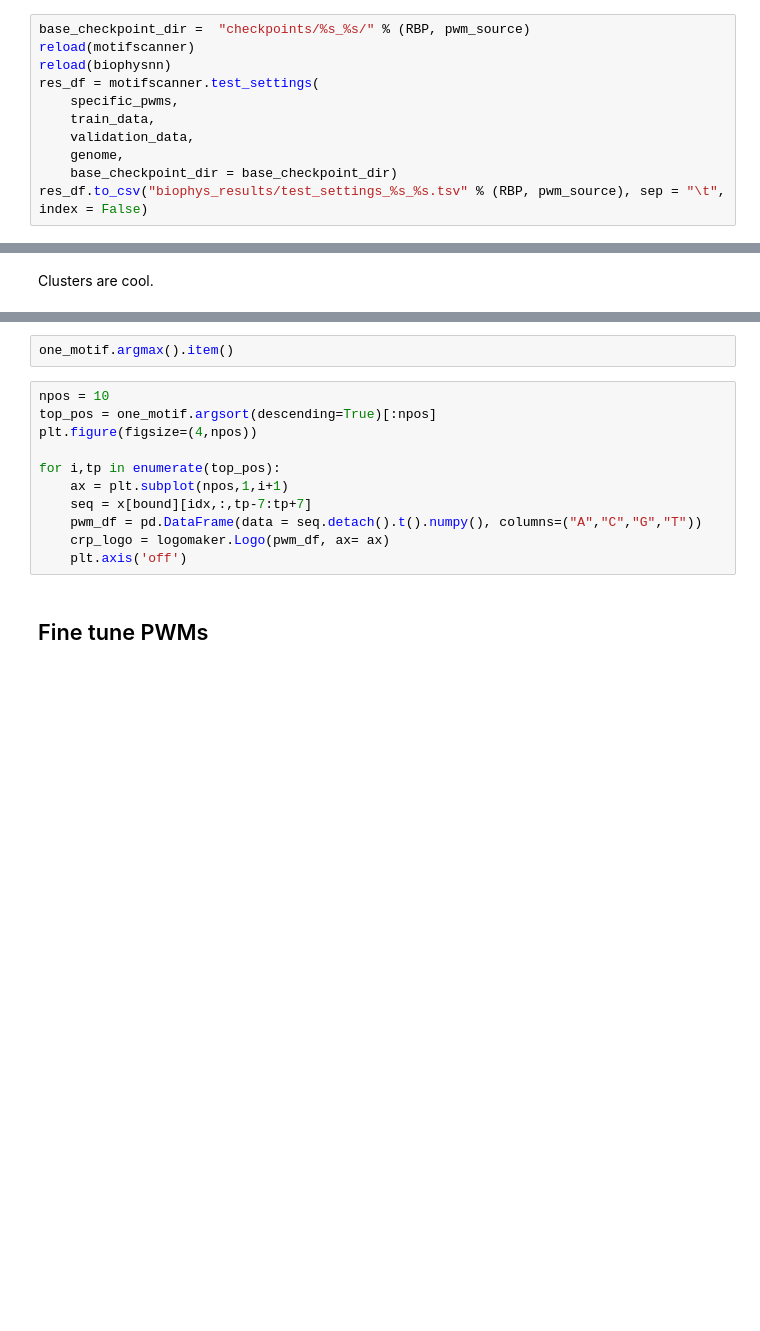
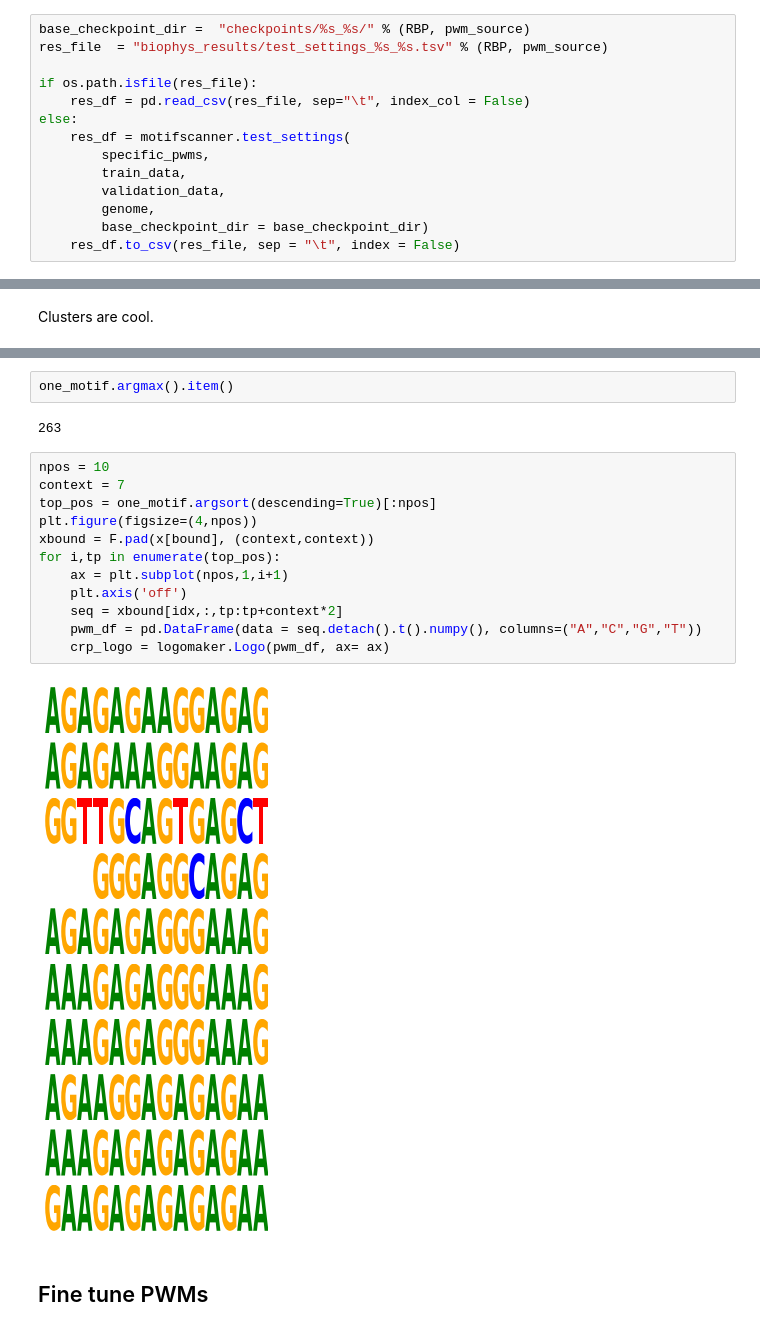
Before and after one commit to daklab/poolqtl, a Jupyter notebook: biophysical_cnn/Biophysical_CNNs.ipynb, the cells around one changed output, grey strips where cells are left out. Cells and saved outputs as stored; diff of their text form; blank space fills up the shorter version.

```diff
--- a/biophysical_cnn/Biophysical_CNNs.ipynb
+++ b/biophysical_cnn/Biophysical_CNNs.ipynb
@@ -149,12 +148,15 @@ validation_data
 ## Test phys net
 # %%
 base_checkpoint_dir =  "checkpoints/%s_%s/" % (RBP, pwm_source)
-reload(motifscanner)
-reload(biophysnn)
-res_df = motifscanner.test_settings(
-    specific_pwms,
-    train_data,
-    validation_data,
-    genome,
-    base_checkpoint_dir = base_checkpoint_dir)
-res_df.to_csv("biophys_results/test_settings_%s_%s.tsv" % (RBP, pwm_source), sep = "\t", index = False)
+res_file  = "biophys_results/test_settings_%s_%s.tsv" % (RBP, pwm_source)
+
+if os.path.isfile(res_file):
+    res_df = pd.read_csv(res_file, sep="\t", index_col = False)
+else:
+    res_df = motifscanner.test_settings(
+        specific_pwms,
+        train_data,
+        validation_data,
+        genome,
+        base_checkpoint_dir = base_checkpoint_dir)
+    res_df.to_csv(res_file, sep = "\t", index = False)
@@ -238,16 +286,21 @@ plt.axis('off')
 # %%
 one_motif.argmax().item()
+# %% [output]
+263
 # %%
 npos = 10
+context = 7
 top_pos = one_motif.argsort(descending=True)[:npos]
 plt.figure(figsize=(4,npos))
-
+xbound = F.pad(x[bound], (context,context))
 for i,tp in enumerate(top_pos):
     ax = plt.subplot(npos,1,i+1)
-    seq = x[bound][idx,:,tp-7:tp+7]
+    plt.axis('off')
+    seq = xbound[idx,:,tp:tp+context*2]
     pwm_df = pd.DataFrame(data = seq.detach().t().numpy(), columns=("A","C","G","T"))
     crp_logo = logomaker.Logo(pwm_df, ax= ax)
-    plt.axis('off')
+# %% [output]
+[figure, added]
 # %% [markdown]
 ## Fine tune PWMs
 # %%
```
Also changed, not shown: parts of 22 cells of this notebook, 17 other files.
